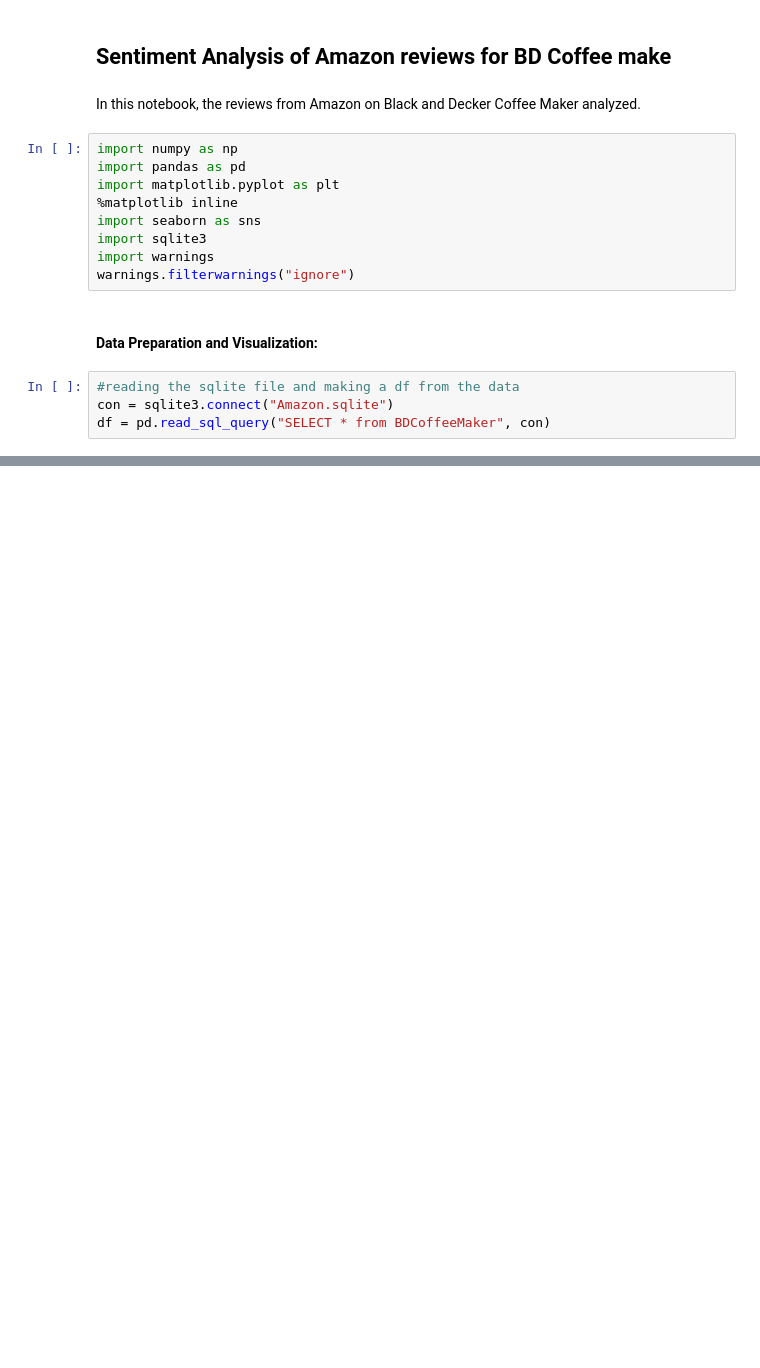
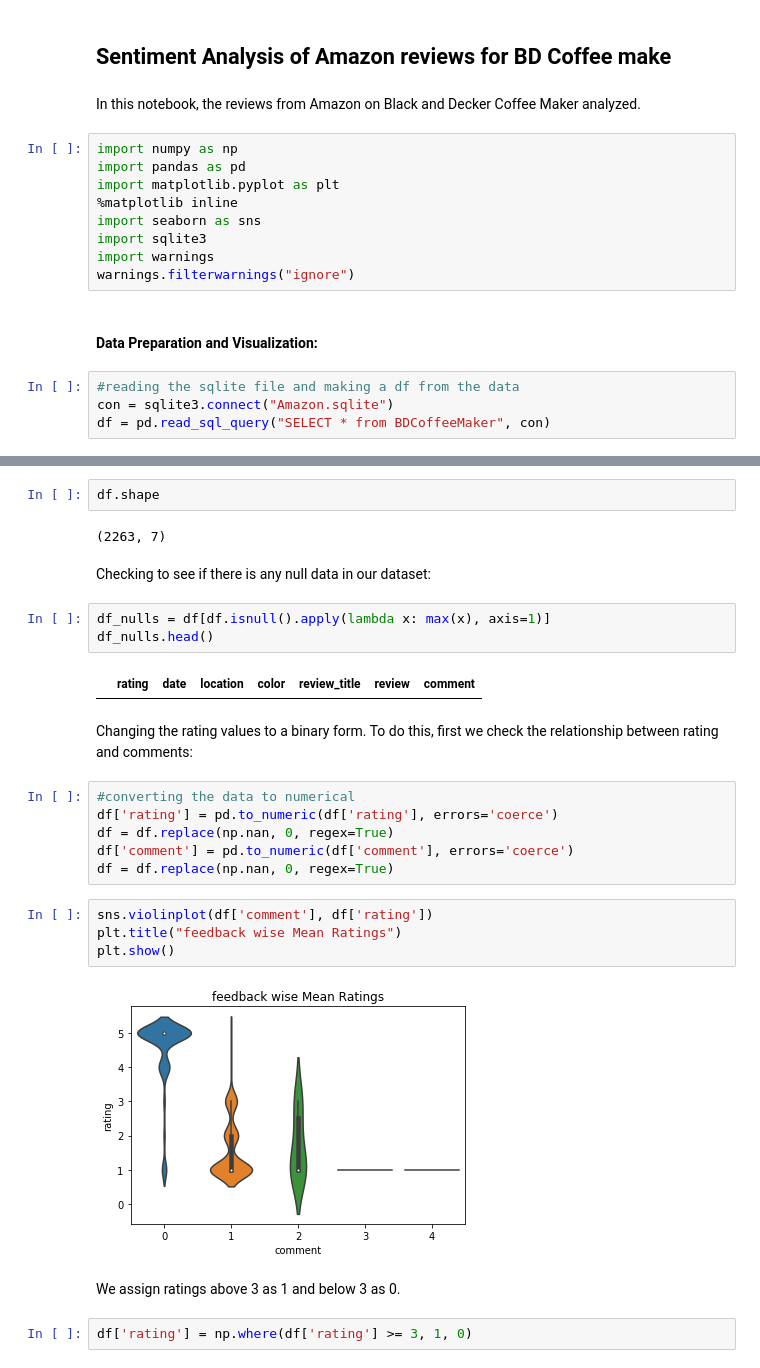
Before and after one commit to kavehamini/Amazon-Review-Analysis-JBL-Charge-4-Speaker-Sentiment-Analysis-NLP, a Jupyter notebook: Sentiment Analysis of Amazon reviews for BD Coffee maker.ipynb, the cells around one changed output, grey strips where cells are left out. Drawn from its saved outputs; the diff is of its cells as text; blank space fills up the shorter version.

```diff
--- a/Sentiment Analysis of Amazon reviews for BD Coffee maker.ipynb
+++ b/Sentiment Analysis of Amazon reviews for BD Coffee maker.ipynb
@@ -29,0 +30,29 @@ df.head()
+# %%
+df.shape
+# %% [output]
+(2263, 7)
+# %% [markdown]
+Checking to see if there is any null data in our dataset:
+# %%
+df_nulls = df[df.isnull().apply(lambda x: max(x), axis=1)]
+df_nulls.head()
+# %% [output]
+|  | rating | date | location | color | review_title | review | comment |
+# %% [markdown]
+Changing the rating values to a binary form. To do this, first we check the relationship between rating and comments:
+# %%
+#converting the data to numerical
+df['rating'] = pd.to_numeric(df['rating'], errors='coerce')
+df = df.replace(np.nan, 0, regex=True)
+df['comment'] = pd.to_numeric(df['comment'], errors='coerce')
+df = df.replace(np.nan, 0, regex=True)
+# %%
+sns.violinplot(df['comment'], df['rating'])
+plt.title("feedback wise Mean Ratings")
+plt.show()
+# %% [output]
+[figure, added]
+# %% [markdown]
+We assign ratings above 3 as 1 and below 3 as 0.
+# %%
+df['rating'] = np.where(df['rating'] >= 3, 1, 0)
```
Also changed, not shown: parts of 6 cells of this notebook.
